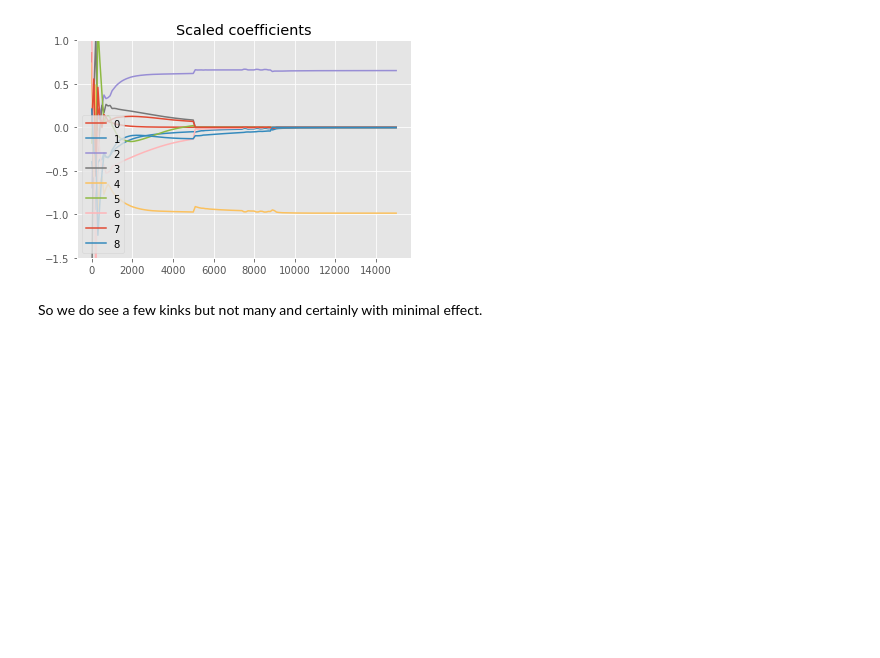
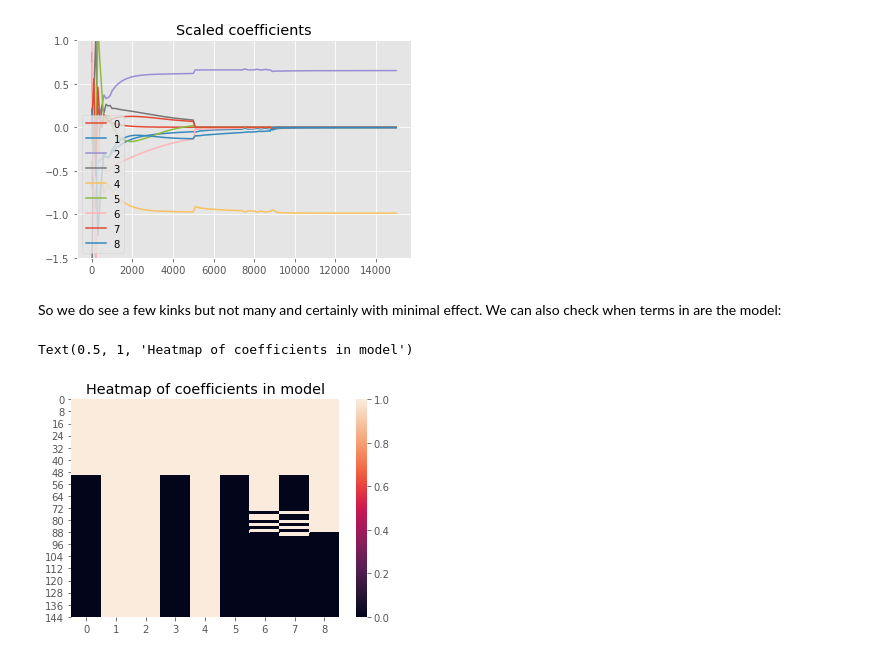
Before and after one commit to GJBoth/DeePyMoD_SBL, a Jupyter notebook: examples/Example_new_deepmod.ipynb, the cells around one changed output. Drawn from its saved outputs; the diff is of its cells as text; code cells hidden in the pictures; blank space fills up the shorter version.

Commit message:
Added heat map of coeffs to notebook

```diff
--- a/examples/Example_new_deepmod.ipynb
+++ b/examples/Example_new_deepmod.ipynb
@@ -211,4 +212,16 @@ plt.title('Scaled coefficients')
 Text(0.5, 1.0, 'Scaled coefficients')
 [figure]
 # %% [markdown]
-So we do see a few kinks but not many and certainly with minimal effect.
+So we do see a few kinks but not many and certainly with minimal effect. We can also check when terms in are the model:
+# %%
+in_model = []
+for key in scaled_coeff_keys:
+    in_model.append(df[key].to_numpy()[:, None])
+in_model = np.concatenate(in_model, axis=1)
+in_model[np.abs(in_model) > 0 ]= 1
+# %%
+sns.heatmap(in_model)
+plt.title('Heatmap of coefficients in model')
+# %% [output]
+Text(0.5, 1, 'Heatmap of coefficients in model')
+[figure, added]
```
Also changed, not shown: parts of 1 cell of this notebook.
